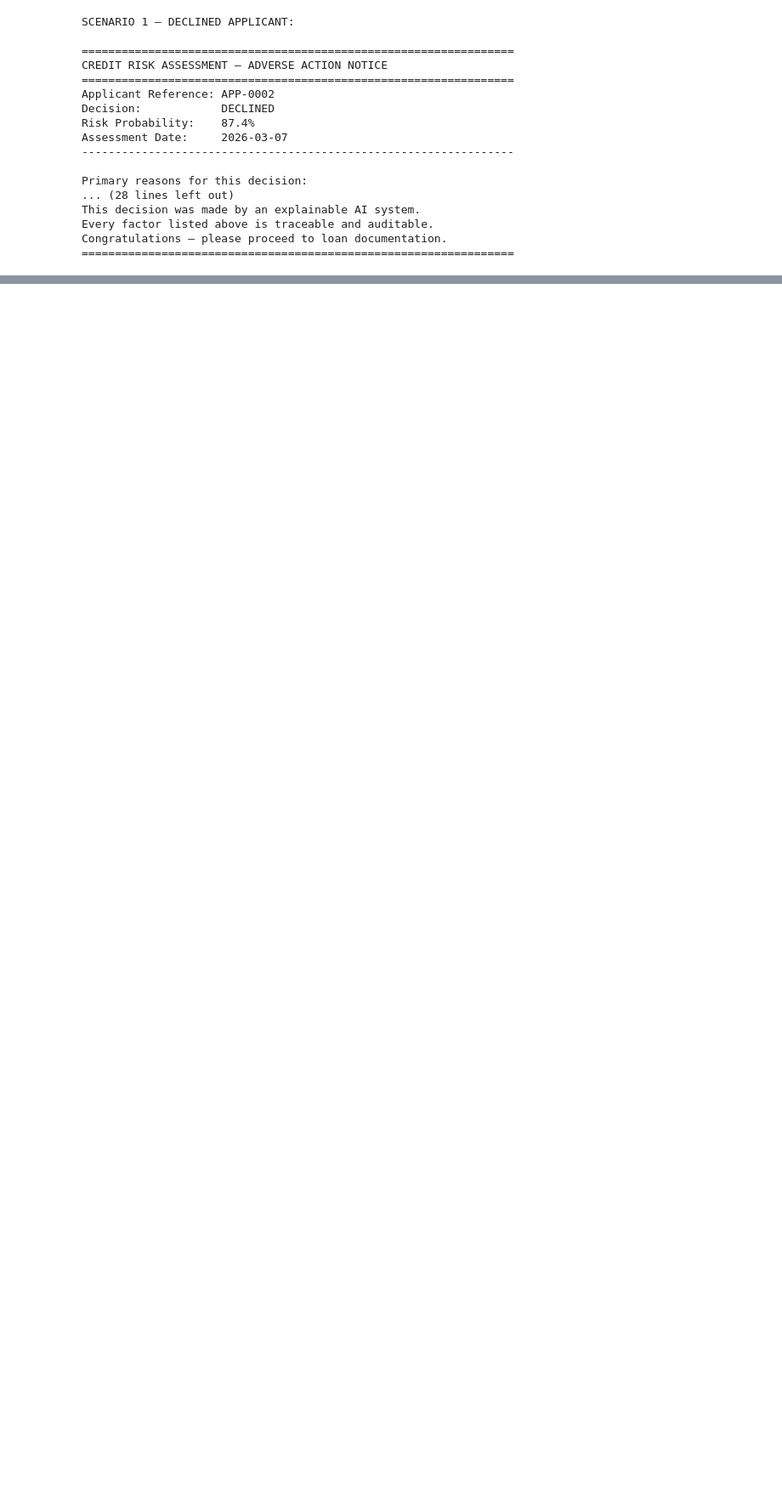
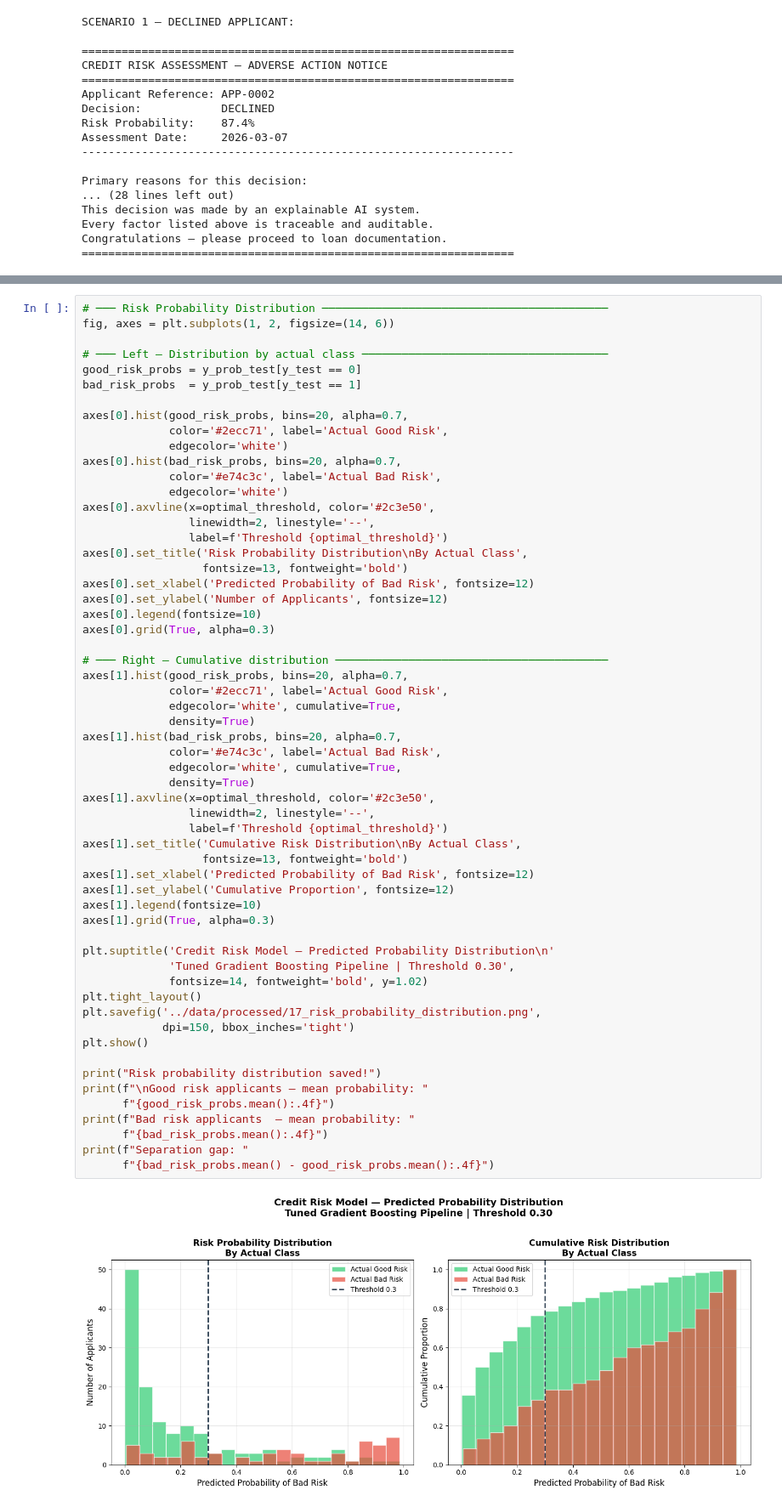
Before and after one commit to Aluka-Analysis/credit-risk-ml-system, a Jupyter notebook: notebooks/04_shap_explainability.ipynb, the cells around one changed output, grey strips where cells are left out. Shown at 85% size. Saved outputs shown, nothing was run; the diff lists cells and outputs as text; blank space fills up the shorter version.

Commit message:
risk probility distribution and business cost analysis complete

```diff
--- a/notebooks/04_shap_explainability.ipynb
+++ b/notebooks/04_shap_explainability.ipynb
@@ -462,0 +476,60 @@ Congratulations — please proceed to loan documentation.
+# %%
+# ─── Risk Probability Distribution ───────────────────────────────────────────
+fig, axes = plt.subplots(1, 2, figsize=(14, 6))
+
+# ─── Left — Distribution by actual class ─────────────────────────────────────
+good_risk_probs = y_prob_test[y_test == 0]
+bad_risk_probs  = y_prob_test[y_test == 1]
+
+axes[0].hist(good_risk_probs, bins=20, alpha=0.7,
+             color='#2ecc71', label='Actual Good Risk',
+             edgecolor='white')
+axes[0].hist(bad_risk_probs, bins=20, alpha=0.7,
+             color='#e74c3c', label='Actual Bad Risk',
+             edgecolor='white')
+axes[0].axvline(x=optimal_threshold, color='#2c3e50',
+                linewidth=2, linestyle='--',
+                label=f'Threshold {optimal_threshold}')
+axes[0].set_title('Risk Probability Distribution\nBy Actual Class',
+                  fontsize=13, fontweight='bold')
+axes[0].set_xlabel('Predicted Probability of Bad Risk', fontsize=12)
+axes[0].set_ylabel('Number of Applicants', fontsize=12)
+axes[0].legend(fontsize=10)
+axes[0].grid(True, alpha=0.3)
+
+# ─── Right — Cumulative distribution ─────────────────────────────────────────
+axes[1].hist(good_risk_probs, bins=20, alpha=0.7,
+             color='#2ecc71', label='Actual Good Risk',
+             edgecolor='white', cumulative=True,
+             density=True)
+axes[1].hist(bad_risk_probs, bins=20, alpha=0.7,
+             color='#e74c3c', label='Actual Bad Risk',
+             edgecolor='white', cumulative=True,
+             density=True)
+axes[1].axvline(x=optimal_threshold, color='#2c3e50',
+                linewidth=2, linestyle='--',
+                label=f'Threshold {optimal_threshold}')
+axes[1].set_title('Cumulative Risk Distribution\nBy Actual Class',
+                  fontsize=13, fontweight='bold')
+axes[1].set_xlabel('Predicted Probability of Bad Risk', fontsize=12)
+axes[1].set_ylabel('Cumulative Proportion', fontsize=12)
+axes[1].legend(fontsize=10)
+axes[1].grid(True, alpha=0.3)
+
+plt.suptitle('Credit Risk Model — Predicted Probability Distribution\n'
+             'Tuned Gradient Boosting Pipeline | Threshold 0.30',
+             fontsize=14, fontweight='bold', y=1.02)
+plt.tight_layout()
+plt.savefig('../data/processed/17_risk_probability_distribution.png',
+            dpi=150, bbox_inches='tight')
+plt.show()
+
+print("Risk probability distribution saved!")
+print(f"\nGood risk applicants — mean probability: "
+      f"{good_risk_probs.mean():.4f}")
+print(f"Bad risk applicants  — mean probability: "
+      f"{bad_risk_probs.mean():.4f}")
+print(f"Separation gap: "
+      f"{bad_risk_probs.mean() - good_risk_probs.mean():.4f}")
+# %% [output]
+[figure, added]
```
Also changed, not shown: parts of 5 cells of this notebook, 2 other files.
